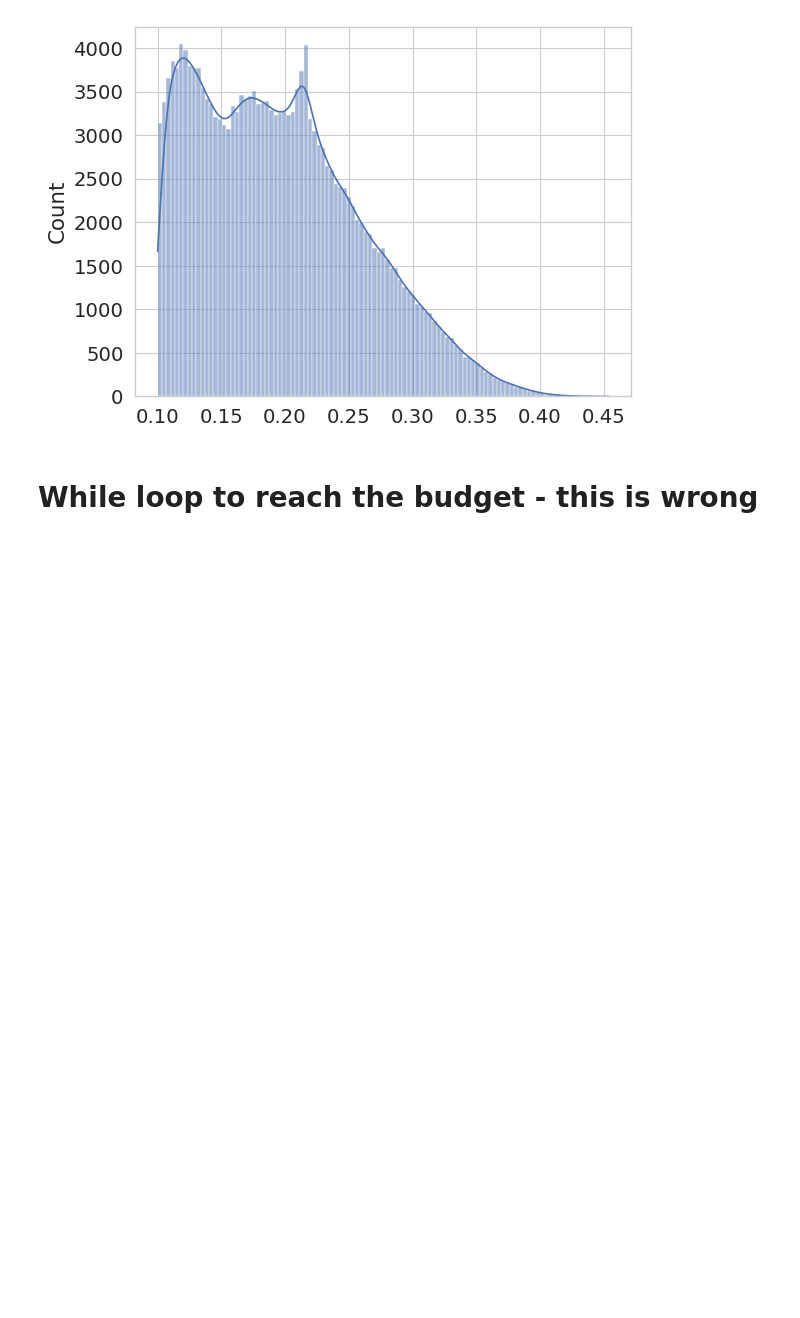
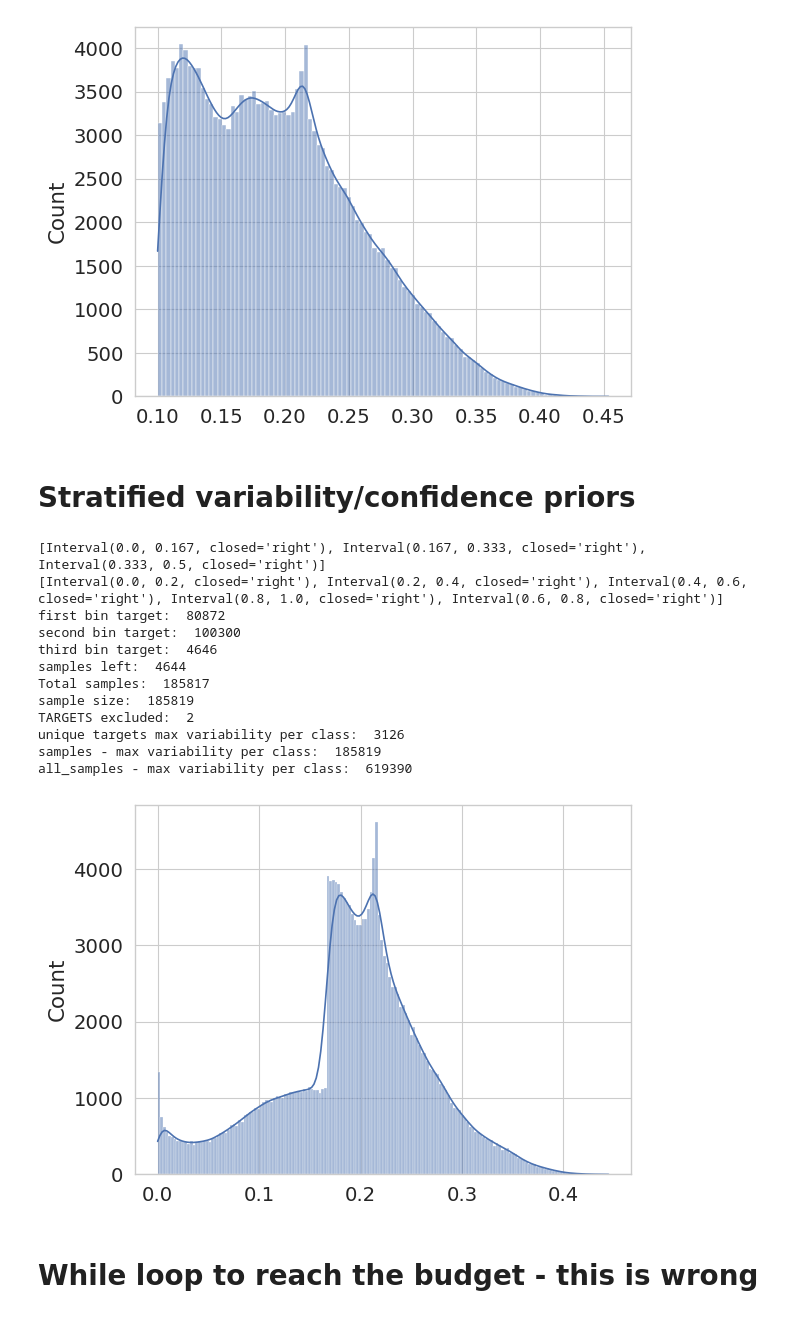
Before and after one commit to jr4fs/vl-pretraining, a Jupyter notebook: src/dataset_selection/sampling/stratified_beta_sampling.ipynb, the cells around one changed output. Saved outputs shown, nothing was run; the diff lists cells and outputs as text; code cells hidden in the pictures; blank space fills up the shorter version.

Commit message:
variability and confidence variant

```diff
--- a/src/dataset_selection/sampling/stratified_beta_sampling.ipynb
+++ b/src/dataset_selection/sampling/stratified_beta_sampling.ipynb
@@ -423,3 +423,5 @@ unique targets max variability per class:  3123
 samples - max variability per class:  185817
 all_samples - max variability per class:  619390
 [figure]
+# %% [markdown]
+# Stratified variability/confidence priors
@@ -426,3 +583,27 @@ all_samples - max variability per class:  619390
+# %%
+
+sampling_dataset = 'multilabel_full'
+sampling_model = 'LXR111'
+
+
+base_path = '../../../snap/vqa/lxr111_multilabel_full_run_3/'
+df = pd.read_pickle(base_path+"datamap_metrics.pkl")
+
+stratified_beta_multilabel_var_conf(df, sampling_model, 30, dataset=sampling_dataset)
+# %% [output]
+[Interval(0.0, 0.167, closed='right'), Interval(0.167, 0.333, closed='right'), Interval(0.333, 0.5, closed='right')]
+[Interval(0.0, 0.2, closed='right'), Interval(0.2, 0.4, closed='right'), Interval(0.4, 0.6, closed='right'), Interval(0.8, 1.0, closed='right'), Interval(0.6, 0.8, closed='right')]
+first bin target:  80872
+second bin target:  100300
+third bin target:  4646
+samples left:  4644
+Total samples:  185817
+sample size:  185819
+TARGETS excluded:  2
+unique targets max variability per class:  3126
+samples - max variability per class:  185819
+all_samples - max variability per class:  619390
+[figure, added]
 # %% [markdown]
 # While loop to reach the budget - this is wrong
 # %%
```
Also changed, not shown: parts of 1 cell of this notebook.
